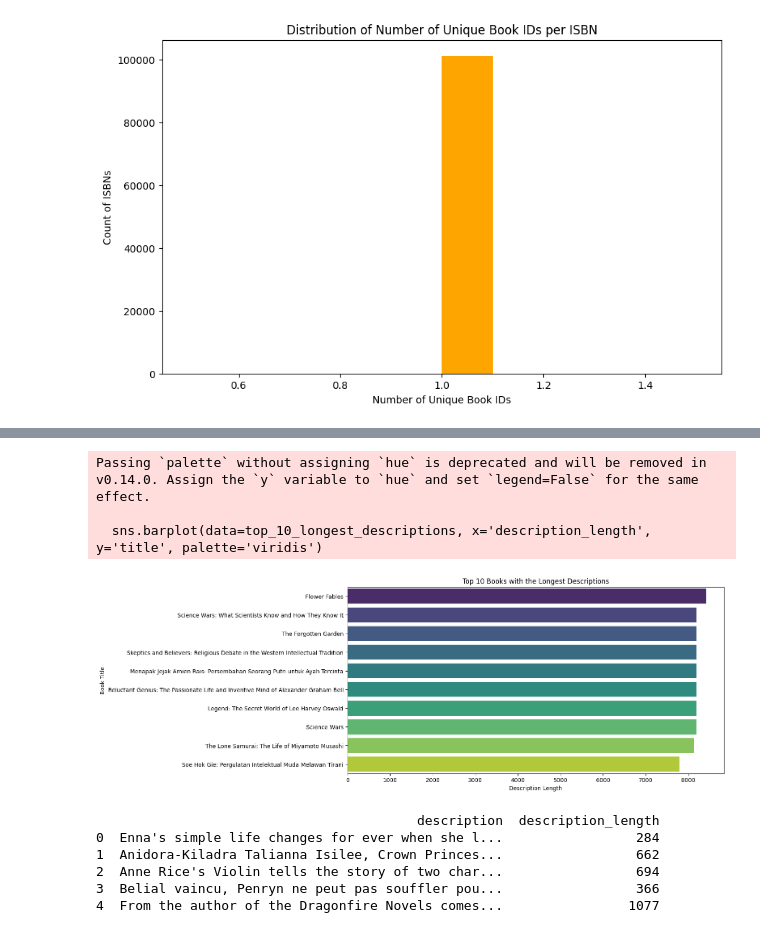
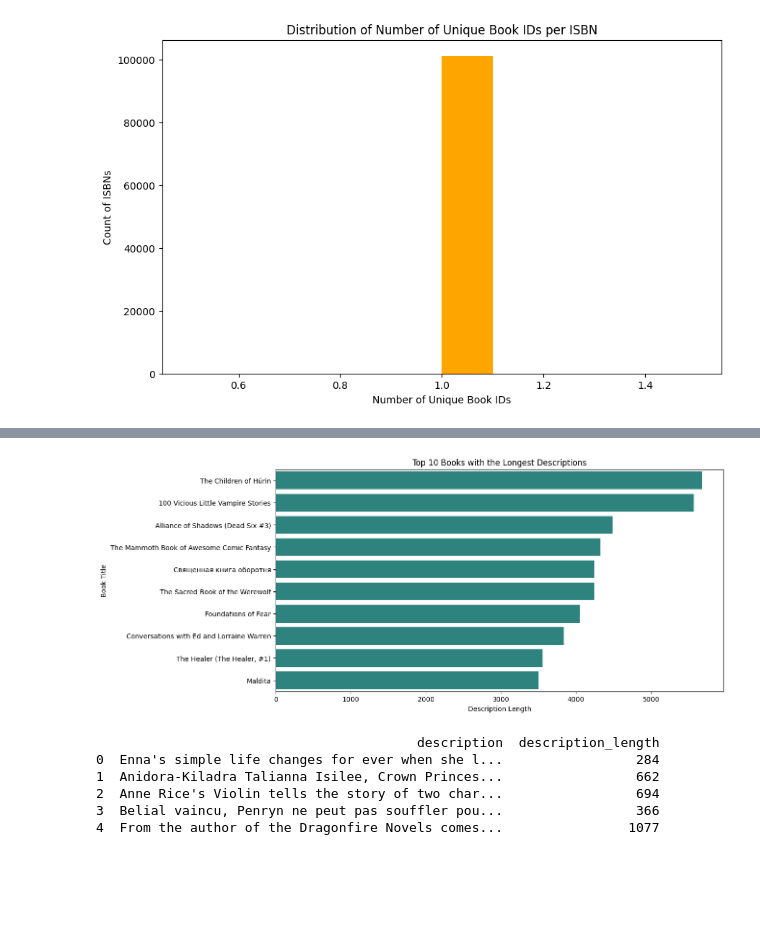
Before and after one commit to SabudhFoundation/passion-project-book-recommendation-system, a Jupyter notebook: notebooks/sanghamitra_EDA.ipynb, the cells around one changed output, grey strips where cells are left out. Drawn from its saved outputs; the diff is of its cells as text; code cells hidden in the pictures; blank space fills up the shorter version.

```diff
--- a/notebooks/sanghamitra_EDA.ipynb
+++ b/notebooks/sanghamitra_EDA.ipynb
@@ -238,7 +237,7 @@ Categorical columns: Index(['isbn', 'series', 'country_code', 'language_code', '
 import pandas as pd
 
 # Load the dataset
-df = pd.read_csv('sanghamitra.csv')
+df = pd.read_csv("sanghamitra.csv",low_memory=False, nrows=10000)
 
 # Find numerical columns (integers and floats)
 numerical_columns = df.select_dtypes(include=['number']).columns
@@ -328,8 +281,3 @@ Passing `palette` without assigning `hue` is deprecated and will be removed in v
-# %%
-import pandas as pd
-
-# Load the CSV file
-df = pd.read_csv('sanghamitra.csv')
 # %%
 
 duplicates = df[df.duplicated(keep=False)]  # `keep=False` will mark all duplicates, not just the first occurrence
@@ -418,22 +366,27 @@ Book with the longest description:
 # %%
 import matplotlib.pyplot as plt
 import seaborn as sns
 
 # Select top 10 books with the longest descriptions
 top_10_longest_descriptions = longest_description[['title', 'description_length']].head(10)
 
-# Plotting
+top_10_longest_descriptions['group'] = 'Default'  # Add a dummy column for grouping
 plt.figure(figsize=(12, 6))
-sns.barplot(data=top_10_longest_descriptions, x='description_length', y='title', palette='viridis')
+sns.barplot(
+    data=top_10_longest_descriptions,
+    x='description_length',
+    y='title',
+    hue='group',
+    palette='viridis',
+    legend=False
+)
+
 plt.xlabel('Description Length')
 plt.ylabel('Book Title')
 plt.title('Top 10 Books with the Longest Descriptions')
 plt.show()
 # %% [output]
-Passing `palette` without assigning `hue` is deprecated and will be removed in v0.14.0. Assign the `y` variable to `hue` and set `legend=False` for the same effect.
-
-  sns.barplot(data=top_10_longest_descriptions, x='description_length', y='title', palette='viridis')
-[figure, old version]
+[figure, new version]
 # %%
 print(df[['description', 'description_length']].head())
 # %% [output]
```
Also changed, not shown: parts of 4 cells of this notebook.
